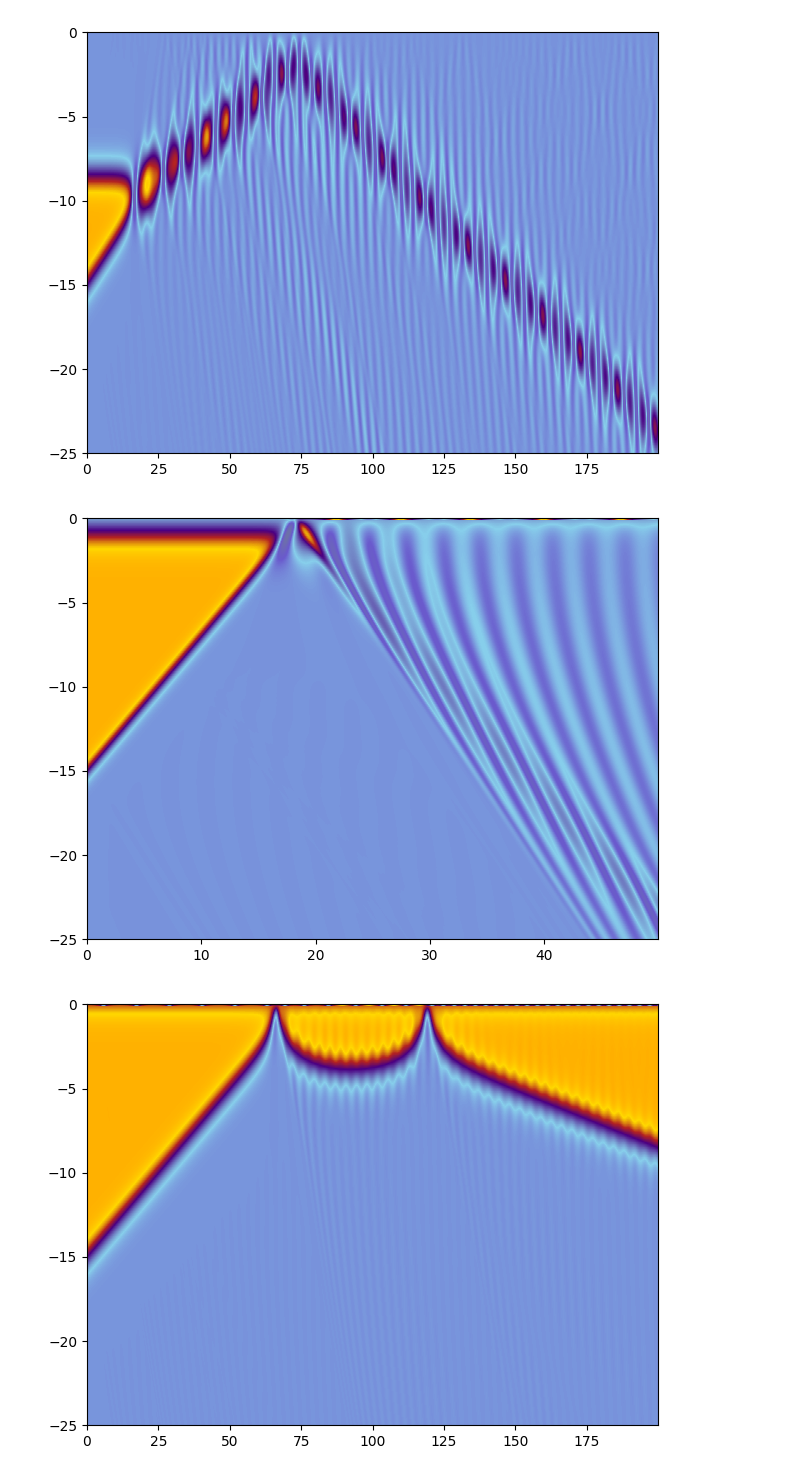
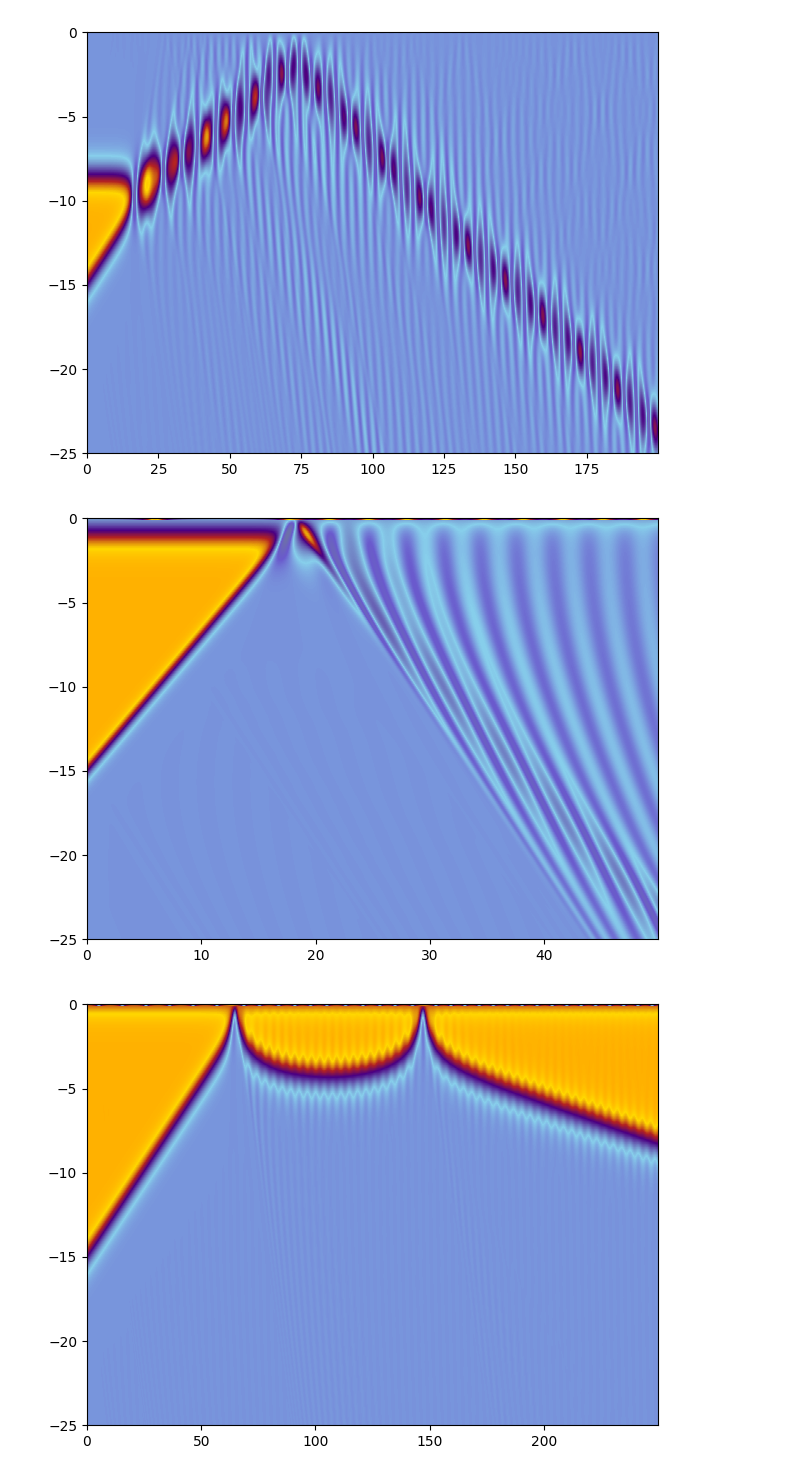
Before and after one commit to JairoSSantos/parallel-kink-scattering, a Jupyter notebook: notebooks/dirichlet.ipynb, the cells around one changed output. Saved outputs shown, nothing was run; the diff lists cells and outputs as text; code cells hidden in the pictures.

```diff
--- a/notebooks/dirichlet.ipynb
+++ b/notebooks/dirichlet.ipynb
@@ -106,18 +109,12 @@ LAMB = 2
 X0 = -15
 # %%
-def fixer(alpha):
-    def wrapper(t, Y):
-        y, _ = Y[-1]
-        y[0] = alpha
-    return wrapper
-
 booster = Booster(
     x_lattice= (-L, 0, N),
     dt= DT,
     diff_order= 4,
     y0= y0,
     pot_diff= Phi4().diff,
-    boundaries= (Reflective(nodes=2), Dirichlet(nodes=2, order=3))
+    boundaries= (Reflective(nodes=2), Dirichlet(nodes=2, order=4))
 )
 
 def plot_boundary_scatter(v, alpha, T=100):
@@ -194,9 +156,9 @@ plt.show()
 plot_boundary_scatter(v=0.8, alpha=-0.6, T=50)
 plt.show()
 # %% [output]
-[figure, old version]
+[figure, new version]
 # %%
-lat, y, dydt = plot_boundary_scatter(v=0.2, alpha=0.5, T=200)
+lat, y, dydt = plot_boundary_scatter(v=0.205, alpha=0.5, T=250)
 plt.show()
 # %% [output]
-[figure, old version]
+[figure, new version]
```
Also changed, not shown: parts of 14 cells of this notebook, 5 other files.
